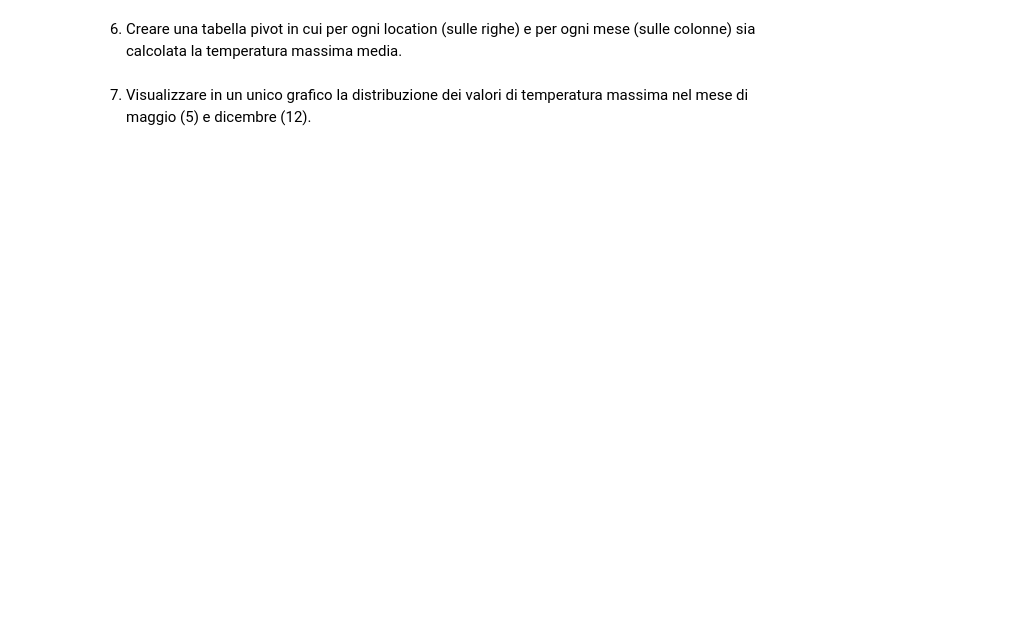
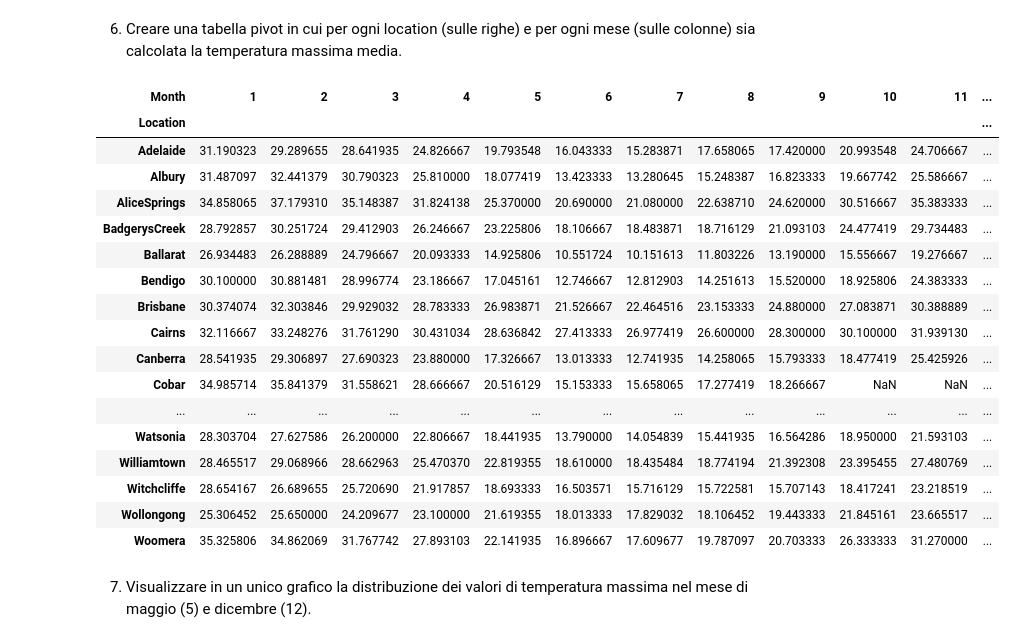
Before and after one commit to nyrfinyr/bdta, a Jupyter notebook: colab_2025/5-Data visualization/esercizi/Esercizio in aula.ipynb, the cells around one changed output. Saved outputs shown, nothing was run; the diff lists cells and outputs as text; code cells hidden in the pictures; blank space fills up the shorter version.

```diff
--- a/colab_2025/5-Data visualization/esercizi/Esercizio in aula.ipynb
+++ b/colab_2025/5-Data visualization/esercizi/Esercizio in aula.ipynb
@@ -19,4 +113,25 @@
 # %% [markdown]
 6. Creare una tabella pivot in cui per ogni location (sulle righe) e per ogni mese (sulle colonne) sia calcolata la temperatura massima media.
+# %%
+df.pivot_table(index = 'Location', columns='Month', values='MaxTemp', aggfunc='mean')
+# %% [output]
+| Month | 1 | 2 | 3 | 4 | 5 | 6 | 7 | 8 | 9 | 10 | 11 | ... |
+| Location |  |  |  |  |  |  |  |  |  |  |  | ... |
+| Adelaide | 31.190323 | 29.289655 | 28.641935 | 24.826667 | 19.793548 | 16.043333 | 15.283871 | 17.658065 | 17.420000 | 20.993548 | 24.706667 | ... |
+| Albury | 31.487097 | 32.441379 | 30.790323 | 25.810000 | 18.077419 | 13.423333 | 13.280645 | 15.248387 | 16.823333 | 19.667742 | 25.586667 | ... |
+| AliceSprings | 34.858065 | 37.179310 | 35.148387 | 31.824138 | 25.370000 | 20.690000 | 21.080000 | 22.638710 | 24.620000 | 30.516667 | 35.383333 | ... |
+| BadgerysCreek | 28.792857 | 30.251724 | 29.412903 | 26.246667 | 23.225806 | 18.106667 | 18.483871 | 18.716129 | 21.093103 | 24.477419 | 29.734483 | ... |
+| Ballarat | 26.934483 | 26.288889 | 24.796667 | 20.093333 | 14.925806 | 10.551724 | 10.151613 | 11.803226 | 13.190000 | 15.556667 | 19.276667 | ... |
+| Bendigo | 30.100000 | 30.881481 | 28.996774 | 23.186667 | 17.045161 | 12.746667 | 12.812903 | 14.251613 | 15.520000 | 18.925806 | 24.383333 | ... |
+| Brisbane | 30.374074 | 32.303846 | 29.929032 | 28.783333 | 26.983871 | 21.526667 | 22.464516 | 23.153333 | 24.880000 | 27.083871 | 30.388889 | ... |
+| Cairns | 32.116667 | 33.248276 | 31.761290 | 30.431034 | 28.636842 | 27.413333 | 26.977419 | 26.600000 | 28.300000 | 30.100000 | 31.939130 | ... |
+| Canberra | 28.541935 | 29.306897 | 27.690323 | 23.880000 | 17.326667 | 13.013333 | 12.741935 | 14.258065 | 15.793333 | 18.477419 | 25.425926 | ... |
+| Cobar | 34.985714 | 35.841379 | 31.558621 | 28.666667 | 20.516129 | 15.153333 | 15.658065 | 17.277419 | 18.266667 | NaN | NaN | ... |
+| ... | ... | ... | ... | ... | ... | ... | ... | ... | ... | ... | ... | ... |
+| Watsonia | 28.303704 | 27.627586 | 26.200000 | 22.806667 | 18.441935 | 13.790000 | 14.054839 | 15.441935 | 16.564286 | 18.950000 | 21.593103 | ... |
+| Williamtown | 28.465517 | 29.068966 | 28.662963 | 25.470370 | 22.819355 | 18.610000 | 18.435484 | 18.774194 | 21.392308 | 23.395455 | 27.480769 | ... |
+| Witchcliffe | 28.654167 | 26.689655 | 25.720690 | 21.917857 | 18.693333 | 16.503571 | 15.716129 | 15.722581 | 15.707143 | 18.417241 | 23.218519 | ... |
+| Wollongong | 25.306452 | 25.650000 | 24.209677 | 23.100000 | 21.619355 | 18.013333 | 17.829032 | 18.106452 | 19.443333 | 21.845161 | 23.665517 | ... |
+| Woomera | 35.325806 | 34.862069 | 31.767742 | 27.893103 | 22.141935 | 16.896667 | 17.609677 | 19.787097 | 20.703333 | 26.333333 | 31.270000 | ... |
 # %% [markdown]
 7. Visualizzare in un unico grafico la distribuzione dei valori di temperatura massima nel mese di maggio (5) e dicembre (12).
```
Also changed, not shown: parts of 10 cells of this notebook, 39 other files.
